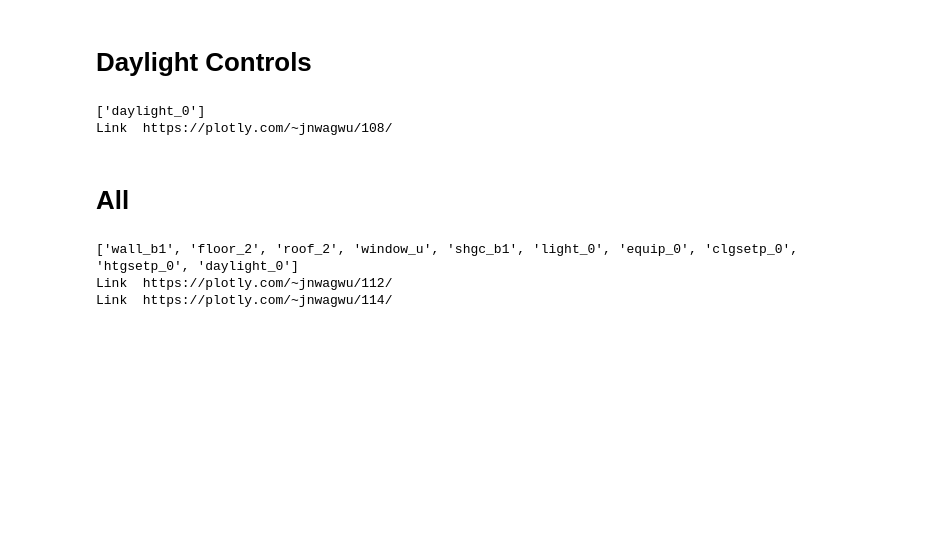
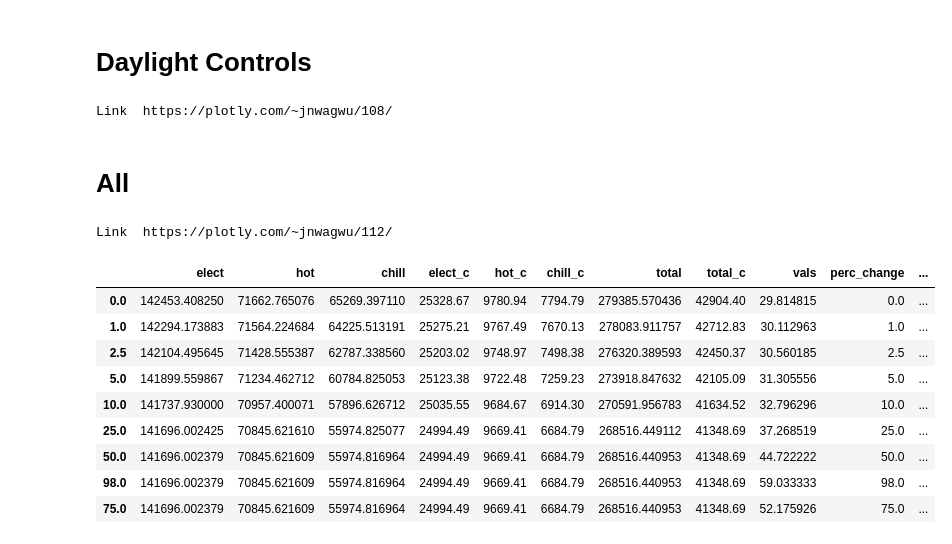
Before and after one commit to juliet29/cee256_final_2022, a Jupyter notebook: optimization/analysis.ipynb, the cells around one changed output. Cells and saved outputs as stored; diff of their text form; code cells hidden in the pictures; blank space fills up the shorter version.

Commit message:
units

```diff
--- a/optimization/analysis.ipynb
+++ b/optimization/analysis.ipynb
@@ -55,13 +51,14 @@ get_sub_dirs(opt_models_path)
  'htgsetp_0']
 # %%
 group_models = {
-    "SHGC_true_ext": ["shgc_b1", "roof_b1", "wall_b1", "floor_b1"],
-    "Ext_Surfaces": ["wall_b1", "floor_2", "roof_2"],
-    "Ext_Surf_SHGC_WindowU": ["wall_b1", "floor_2", "roof_2", "window_u", "shgc_b1"],
-    "Watts": ["light_0", "equip_0"],
+    "SHGC_and_True_Exteriors": ["shgc_b1", "roof_b1", "wall_b1", "floor_b1"],
+    "Exteriors": ["wall_b1", "floor_2", "roof_0"],
+    "Exteriors and Windows": ["wall_b1", "floor_2", "roof_0", "window_u", "shgc_b1"],
+    "Electric Interior Gains": ["light_0", "equip_0"],
     "Setpoints": ["clgsetp_0", "htgsetp_0"],
     "Daylight": ["daylight_0"]
 
 }
 
-group_models["All"] = group_models["Ext_Surf_SHGC_WindowU"] + group_models["Watts"] + group_models["Setpoints"] + group_models["Daylight"]
+group_models["All"] = group_models["Exteriors and Windows"] + group_models["Electric Interior Gains"] + group_models["Setpoints"] + group_models["Daylight"]
+print(len(group_models["All"]))
@@ -68,13 +151,38 @@ group_models["All"] = group_models["Ext_Surf_SHGC_WindowU"] + group_models["Watt
+# %%
+def get_group_csv(group_model):
+    units_data = key_units[group_model]
+    conversion_function = units_data[1][1]
+    # print(units)
+    group_model_path = os.path.join(opt_models_path, group_model )
+    csv_path = os.path.join(group_model_path, "data.csv")
+    df = pd.read_csv(csv_path, index_col="Unnamed: 0")
+
+    # add imperial values
+    df["imperial_vals"] = conversion_function(df["vals"])
+    df["imperial_vals_units"] = units_data[1][0]
+
+    return df
 # %%
 def get_group(group_of_interest, example=False):
     group_data = {model: get_group_csv(model) for model in group_models[group_of_interest]}
+
     group_keys = list(group_data.keys())
-    print(group_keys)
+    # print(group_keys)
     if example:
         first_data = list(group_data.keys())[0]
         display(group_data[first_data])
 
-    return group_keys, group_data, group_of_interest
+
+    # simple group keys
+    simple_gk = [k.split("_")[0] for k in group_keys]
+
+    # get labels
+    group_labels = {real_key: labels_rev[group_key] for group_key, real_key in zip(simple_gk, group_keys) }
+
+
+    return group_keys, group_data, group_of_interest, group_labels
+
+    # envelope
 # %% [markdown]
 # Exterior Surfaces
 # %%
@@ -142,21 +228,18 @@ Link  https://plotly.com/~jnwagwu/106/
 # Daylight Controls
 # %%
 data = get_group("Daylight", False)
-four_compare(data[0], data[1], data[2])
+four_compare(data[0], data[1], data[2], data[3])
 # correlations(data[1], data[2])
 # %% [output]
-['daylight_0']
 Link  https://plotly.com/~jnwagwu/108/
 # %% [markdown]
 # All
 # %%
 data = get_group("All", False)
-four_compare(data[0], data[1], data[2])
+four_compare(data[0], data[1], data[2], data[3])
 correlations(data[1], data[2])
 # %% [output]
-['wall_b1', 'floor_2', 'roof_2', 'window_u', 'shgc_b1', 'light_0', 'equip_0', 'clgsetp_0', 'htgsetp_0', 'daylight_0']
 Link  https://plotly.com/~jnwagwu/112/
-Link  https://plotly.com/~jnwagwu/114/
 # %%
 # todo bar graph with best case energy and equip savings for each
 # show feasible on this graph
@@ -164,0 +273,14 @@ Link  https://plotly.com/~jnwagwu/114/
+# %%
+group_data = data[1]
+group_data["clgsetp_0"]
+# %% [output]
+|  | elect | hot | chill | elect_c | hot_c | chill_c | total | total_c | vals | perc_change | ... |
+| 0.0 | 142453.408250 | 71662.765076 | 65269.397110 | 25328.67 | 9780.94 | 7794.79 | 279385.570436 | 42904.40 | 29.814815 | 0.0 | ... |
+| 1.0 | 142294.173883 | 71564.224684 | 64225.513191 | 25275.21 | 9767.49 | 7670.13 | 278083.911757 | 42712.83 | 30.112963 | 1.0 | ... |
+| 2.5 | 142104.495645 | 71428.555387 | 62787.338560 | 25203.02 | 9748.97 | 7498.38 | 276320.389593 | 42450.37 | 30.560185 | 2.5 | ... |
+| 5.0 | 141899.559867 | 71234.462712 | 60784.825053 | 25123.38 | 9722.48 | 7259.23 | 273918.847632 | 42105.09 | 31.305556 | 5.0 | ... |
+| 10.0 | 141737.930000 | 70957.400071 | 57896.626712 | 25035.55 | 9684.67 | 6914.30 | 270591.956783 | 41634.52 | 32.796296 | 10.0 | ... |
+| 25.0 | 141696.002425 | 70845.621610 | 55974.825077 | 24994.49 | 9669.41 | 6684.79 | 268516.449112 | 41348.69 | 37.268519 | 25.0 | ... |
+| 50.0 | 141696.002379 | 70845.621609 | 55974.816964 | 24994.49 | 9669.41 | 6684.79 | 268516.440953 | 41348.69 | 44.722222 | 50.0 | ... |
+| 98.0 | 141696.002379 | 70845.621609 | 55974.816964 | 24994.49 | 9669.41 | 6684.79 | 268516.440953 | 41348.69 | 59.033333 | 98.0 | ... |
+| 75.0 | 141696.002379 | 70845.621609 | 55974.816964 | 24994.49 | 9669.41 | 6684.79 | 268516.440953 | 41348.69 | 52.175926 | 75.0 | ... |
```
Also changed, not shown: parts of 20 cells of this notebook, 2 other files.
